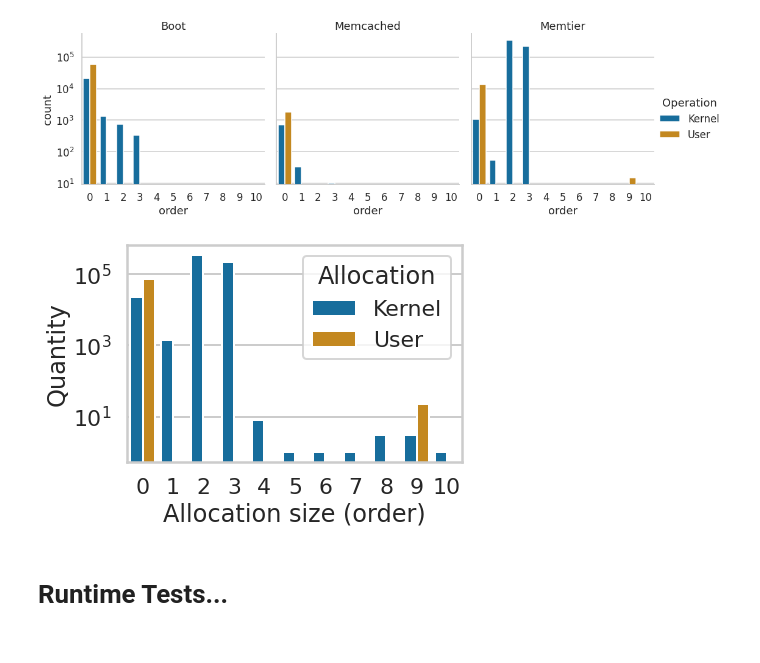
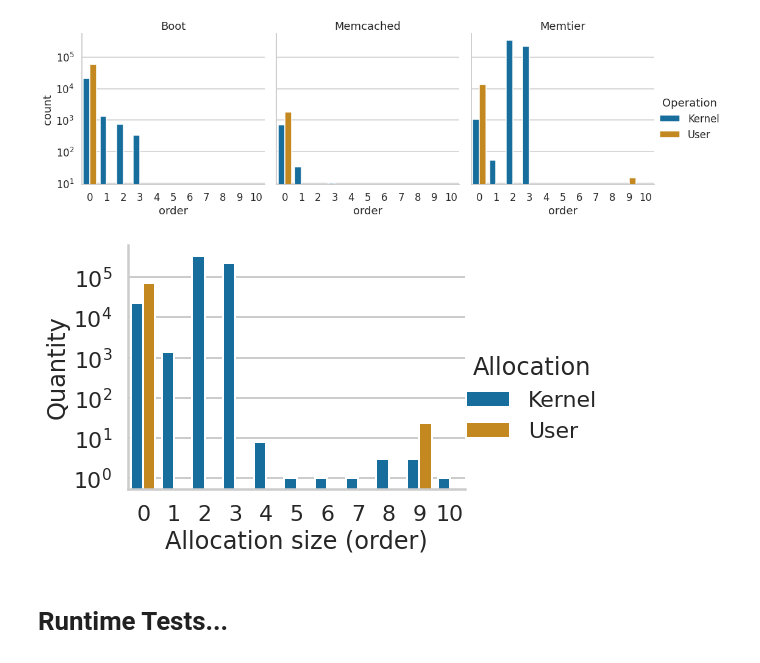
Before and after one commit to luhsra/llfree-bench, a Jupyter notebook: size_counters.ipynb, the cells around one changed output. Saved outputs shown, nothing was run; the diff lists cells and outputs as text; code cells hidden in the pictures.

```diff
--- a/size_counters.ipynb
+++ b/size_counters.ipynb
@@ -1,7 +1,9 @@
 # %%
+from typing import List
 import pandas as pd
 import seaborn as sns
 from pathlib import Path
+from utils import dump_dref
 
 sns.set_style("whitegrid")
 sns.set_context("talk", font_scale=1)
@@ -34,6 +36,15 @@ def load(t: int, p: int) -> pd.DataFrame:
 
 
 benches = [[load(t, p) for p in points] for t in times]
+
+
+def save_dref(name: str, groupby: List[str], data: pd.DataFrame):
+    out = {}
+    data = data.dropna(axis=0).groupby(groupby).mean(numeric_only=True)
+    for index, row in data.iterrows():
+        out["/".join(map(str, row.name))] = row.values[0]
+    with Path(f"out/{name}.dref").open("w+") as f:
+        dump_dref(f, name, out)
 # %%
 # Allocation / Free Counts for memtier 60s
 p = benches[0]
@@ -92,18 +103,20 @@ plt.legend.set_title("Operation")
 # %% [output]
 [figure]
 # %%
-with sns.plotting_context("poster", font_scale=1):
+with sns.plotting_context("poster"):
     p = benches[2][2].copy()
     p["count"] += p["bulk"]
-    p["size"] = 2**p["order"]
-    plt = sns.barplot(p, x="order", y="count", hue="op")
+    del p["bulk"]
+    plt = sns.catplot(data=p, kind="bar", x="order", y="count", hue="op", aspect=1.5)
     plt.set(yscale="log")
-    plt.legend().set_title("Allocation")
+    plt.legend.set_title("Allocation")
     plt.set(xlabel="Allocation size (order)")
     plt.set(ylabel="Quantity")
-    plt.get_figure().savefig("out/size_counters.pdf", bbox_inches='tight')
+    plt.savefig("out/size_counters.pdf", bbox_inches='tight')
+
+save_dref("size_counters", ["order", "op"], p)
 # %% [output]
-[figure, old version]
+[figure, new version]
 # %% [markdown]
 # Runtime Tests...
 # %%
```
Also changed, not shown: 14 other files.
